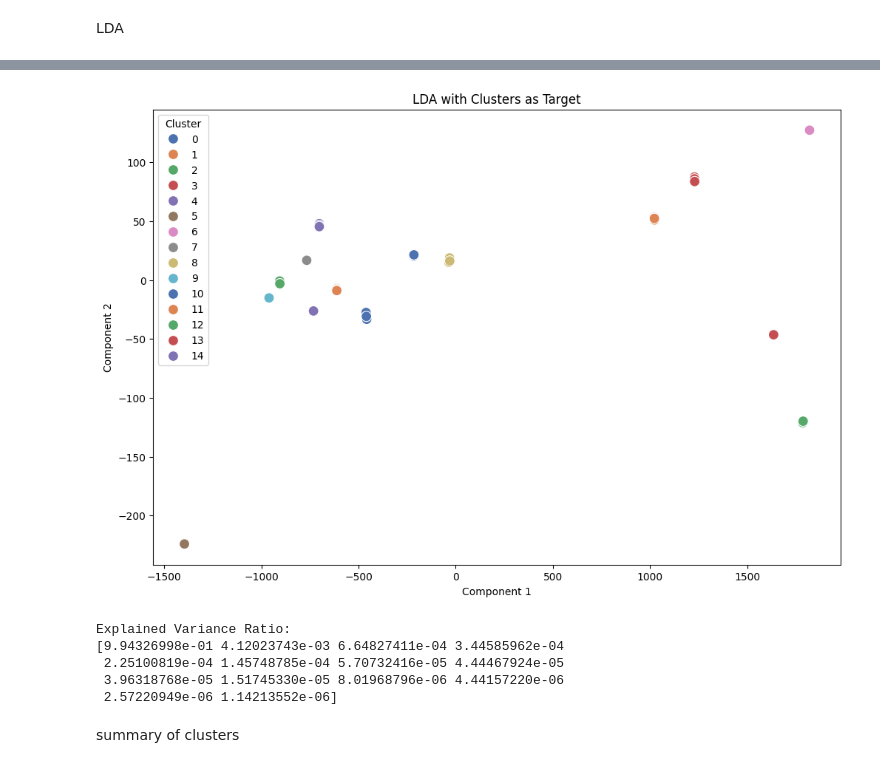
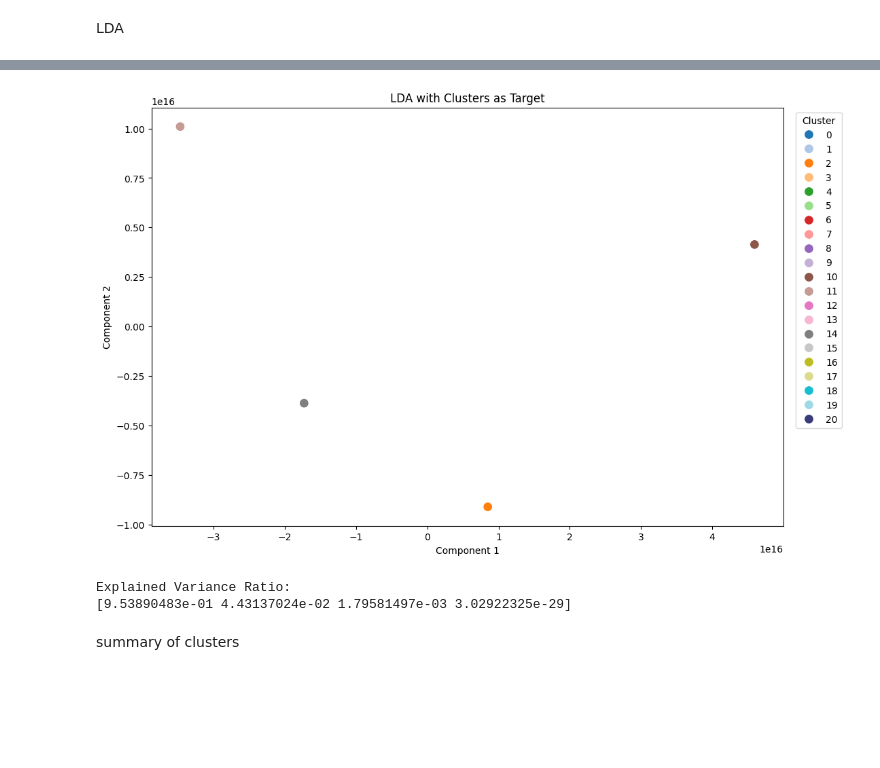
Before and after one commit to SepehrAkbari/enrollment-cliff, a Jupyter notebook: data/analysis.ipynb, the cells around one changed output, grey strips where cells are left out. Cells and saved outputs as stored; diff of their text form; code cells hidden in the pictures; blank space fills up the shorter version.

```diff
--- a/data/analysis.ipynb
+++ b/data/analysis.ipynb
@@ -104,12 +125,14 @@ finding the number of clusters
 inertia = []
 k_range = range(2, 40)
 for k in k_range:
-    kmeans = KMeans(n_clusters=k)
+    kmeans = KMeans(n_clusters=k, n_init=10, random_state=rs)
     kmeans.fit(X)
     inertia.append(kmeans.inertia_)
 
-plt.plot(k_range, inertia, marker='x')
-plt.xlabel('Clusters')
+plt.figure(figsize=(12, 8))
+plt.plot(k_range, inertia, marker='x', color='tab:blue')
+plt.xlabel('Clusters (k)')
 plt.ylabel('Inertia')
+plt.grid()
 plt.show()
 # %% [output]
@@ -117,12 +165,13 @@ plt.show()
 # %% [markdown]
 k-means clustering
 # %%
-optimal_k = 15
-kmeans = KMeans(n_clusters=optimal_k, random_state=42)
+optimal_k = 21
+kmeans = KMeans(n_clusters=optimal_k, random_state=rs)
 kmeans_labels = kmeans.fit_predict(X)
 
+plt.figure(figsize=(12, 8))
 labels['kmeans_cluster'] = kmeans_labels
-labels['kmeans_cluster'].value_counts().sort_index().plot(kind='bar')
+labels['kmeans_cluster'].value_counts().sort_index().plot(kind='bar', color='tab:blue')
 plt.xlabel('Cluster')
 plt.ylabel('Count')
 plt.show()
@@ -193,24 +304,2 @@ plt.show()
 # %% [markdown]
 LDA
-# %%
-y_reason = labels['reasonClosure']
-if len(np.unique(y_reason)) > 1:
-    n_components = min(len(np.unique(y_reason)) - 1, X.shape[1])
-    lda_reason = LinearDiscriminantAnalysis(n_components=n_components)
-    X_lda_reason = lda_reason.fit_transform(X, y_reason)
-
-    for i in range(X_lda_reason.shape[1]):
-        labels[f'lda_reason_component_{i+1}'] = X_lda_reason[:, i]
-
-    if X_lda_reason.shape[1] >= 2:
-        plt.figure(figsize=(12, 8))
-        scatter = sns.scatterplot(x=X_lda_reason[:, 0], y=X_lda_reason[:, 1], hue=y_reason, palette='deep', s=100)
-        # for i, name in enumerate(labels['name']):
-        #     plt.text(X_lda_reason[i, 0], X_lda_reason[i, 1], name, fontsize=8)
-        plt.xlabel('Component 1')
-        plt.ylabel('Component 2')
-        plt.title('LDA with reasonClosure as Target')
-        plt.legend(title='reasonClosure')
-        plt.show()
-
-    print(f"\nExplained Variance Ratio: \n{lda_reason.explained_variance_ratio_}")
@@ -226,30 +376,27 @@ array([ -2854.97110449,   3941.87113029,  11457.28878527,   -281.09315344,
 # %%
 if len(np.unique(kmeans_labels)) > 1:
-    lda_kmeans = LinearDiscriminantAnalysis(n_components=min(optimal_k-1, X.shape[1]))
+    lda_kmeans = LinearDiscriminantAnalysis(n_components=min(5-1, X.shape[1]))
     X_lda_kmeans = lda_kmeans.fit_transform(X, kmeans_labels)
 
     for i in range(X_lda_kmeans.shape[1]):
         labels[f'lda_kmeans_component_{i+1}'] = X_lda_kmeans[:, i]
 
     if X_lda_kmeans.shape[1] >= 2:
         plt.figure(figsize=(12, 8))
-        scatter = sns.scatterplot(x=X_lda_kmeans[:, 0], y=X_lda_kmeans[:, 1], hue=kmeans_labels, palette='deep', s=100)
+        sns.scatterplot(x=X_lda_kmeans[:, 0], y=X_lda_kmeans[:, 1], hue=kmeans_labels, palette=tab_colors, s=100)
         # for i, name in enumerate(labels['name']):
         #     plt.text(X_lda_kmeans[i, 0], X_lda_kmeans[i, 1], name, fontsize=8)
         plt.xlabel('Component 1')
         plt.ylabel('Component 2')
         plt.title('LDA with Clusters as Target')
-        plt.legend(title='Cluster')
+        plt.legend(title='Cluster', loc='upper right', bbox_to_anchor=(1.1, 1))
         plt.show()
 
         print(f"\nExplained Variance Ratio: \n{lda_kmeans.explained_variance_ratio_}")
 # %% [output]
-[figure, old version]
+[figure, new version]
 Explained Variance Ratio:
-[9.94326998e-01 4.12023743e-03 6.64827411e-04 3.44585962e-04
- 2.25100819e-04 1.45748785e-04 5.70732416e-05 4.44467924e-05
- 3.96318768e-05 1.51745330e-05 8.01968796e-06 4.44157220e-06
- 2.57220949e-06 1.14213552e-06]
+[9.53890483e-01 4.43137024e-02 1.79581497e-03 3.02922325e-29]
 # %% [markdown]
 summary of clusters
 # %%
```
Also changed, not shown: parts of 19 cells of this notebook, 11 other files.
